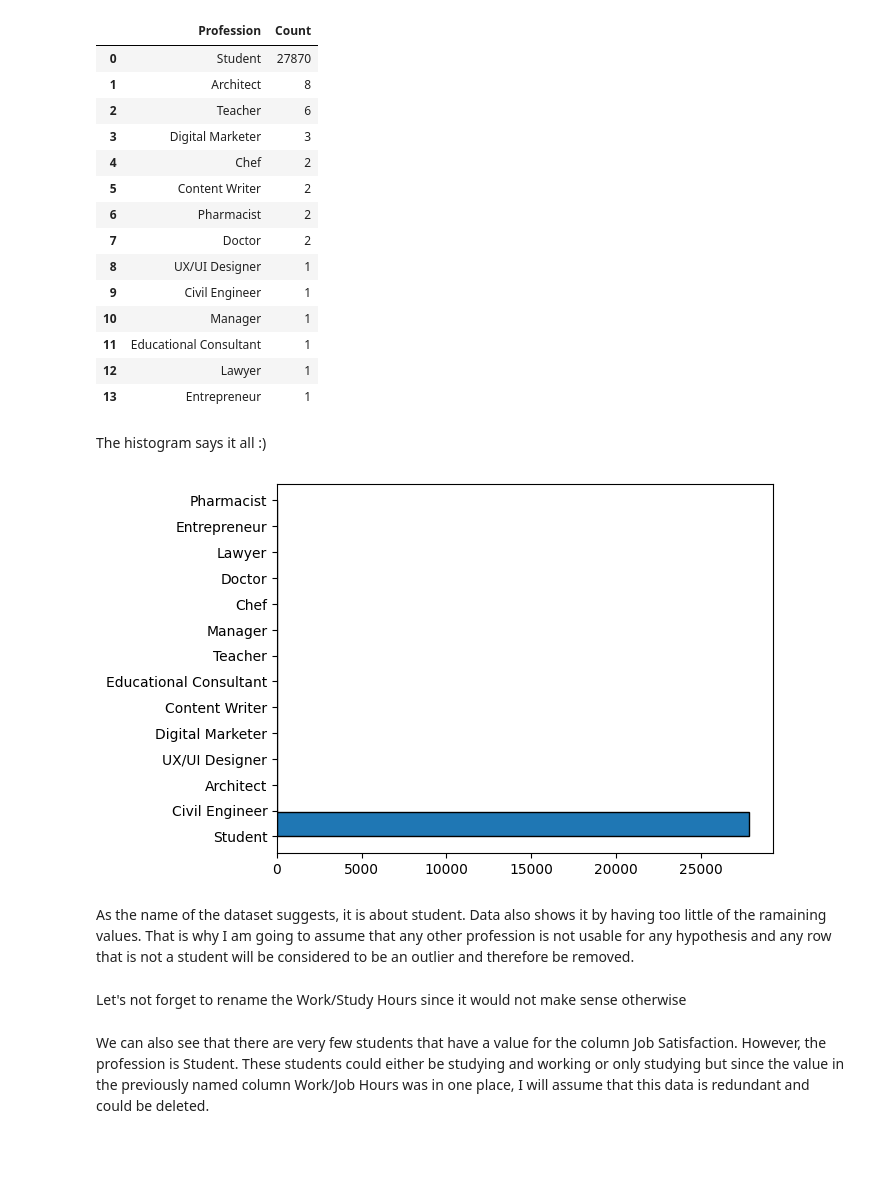
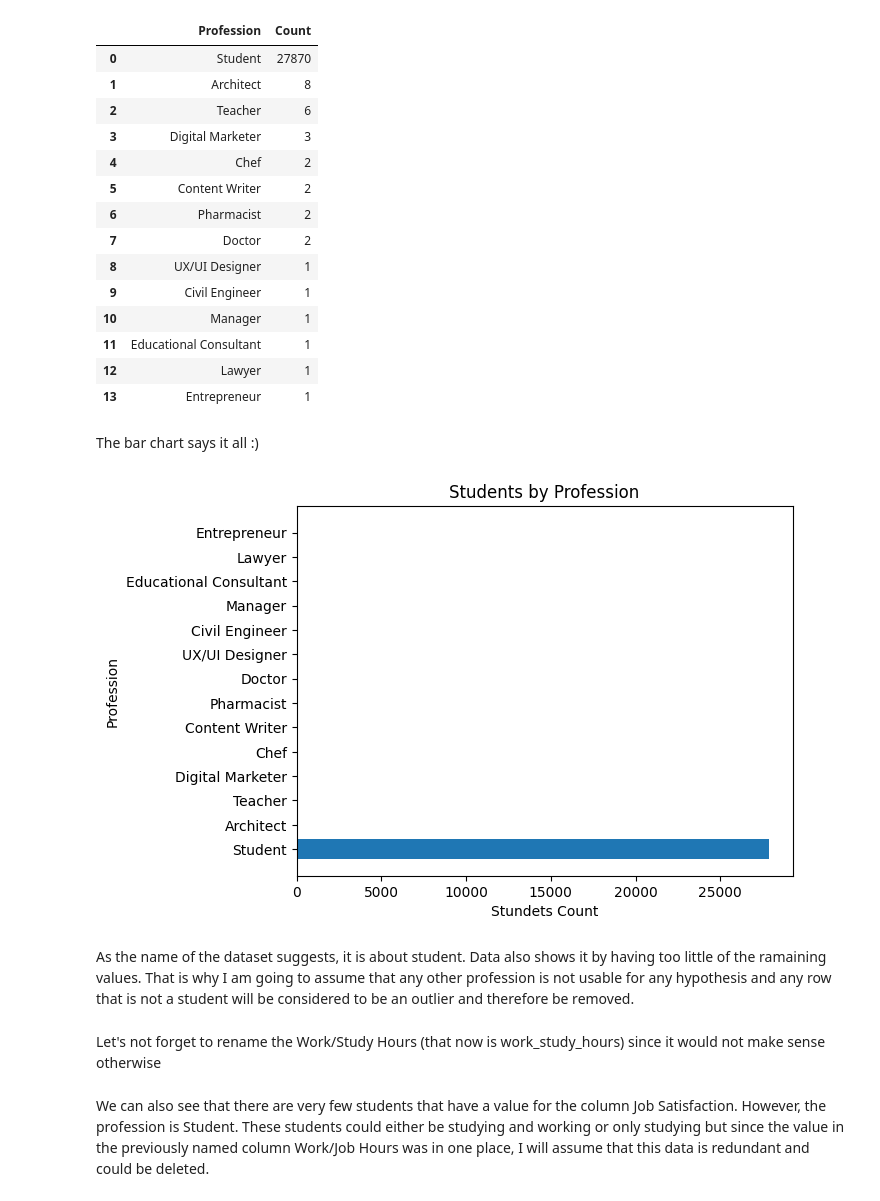
Before and after one commit to VladoDev03/mental-cognitive-disorders-analysis, a Jupyter notebook: disorders-analysis/disorders-analysis.ipynb, the cells around one changed output. Cells and saved outputs as stored; diff of their text form; code cells hidden in the pictures; blank space fills up the shorter version.

```diff
--- a/disorders-analysis/disorders-analysis.ipynb
+++ b/disorders-analysis/disorders-analysis.ipynb
@@ -12 +27,11 @@ import matplotlib.pyplot as plt
+# %%
+def to_snake_case(col_name):
+    col_name = col_name.strip()
+    col_name = col_name.lower()
+    col_name = re.sub(r"[^\w\s]", "_", col_name) # replace non-alphanumeric characters with underscores
+    col_name = re.sub(r"\s+", "_", col_name) # regex is used instead of replace to handle multiple spaces
+    col_name = re.sub(r"_+", "_", col_name)  # replace multiple underscores with a single underscore
+    col_name = col_name.rstrip("_")
+
+    return col_name
 # %% [markdown]
@@ -52,12 +79,21 @@ profession_stats
 | 12 | Lawyer | 1 |
 | 13 | Entrepreneur | 1 |
 # %% [markdown]
-The histogram says it all :)
+The bar chart says it all :)
-# %%
-plt.hist(data["Profession"], bins=len(profession_stats), edgecolor='black', orientation='horizontal')
-plt.show()
-# %% [output]
-[figure, removed]
+# %%
+profession_stats = student_depression_data['profession'].value_counts()
+
+professions = profession_stats.index
+counts = profession_stats.values
+
+plt.barh(professions, counts)
+plt.title("Students by Profession")
+plt.xlabel("Stundets Count")
+plt.ylabel("Profession")
+
+plt.show()
+# %% [output]
+[figure, added]
 # %% [markdown]
 As the name of the dataset suggests, it is about student. Data also shows it by having too little of the ramaining values. That is why I am going to assume that any other profession is not usable for any hypothesis and any row that is not a student will be considered to be an outlier and therefore be removed.
 # %%
@@ -65,3 +101,3 @@ data = data[data["Profession"] == "Student"]
 # %% [markdown]
-Let's not forget to rename the Work/Study Hours since it would not make sense otherwise
+Let's not forget to rename the Work/Study Hours (that now is work_study_hours) since it would not make sense otherwise
 # %%
```
Also changed, not shown: parts of 20 cells of this notebook.
